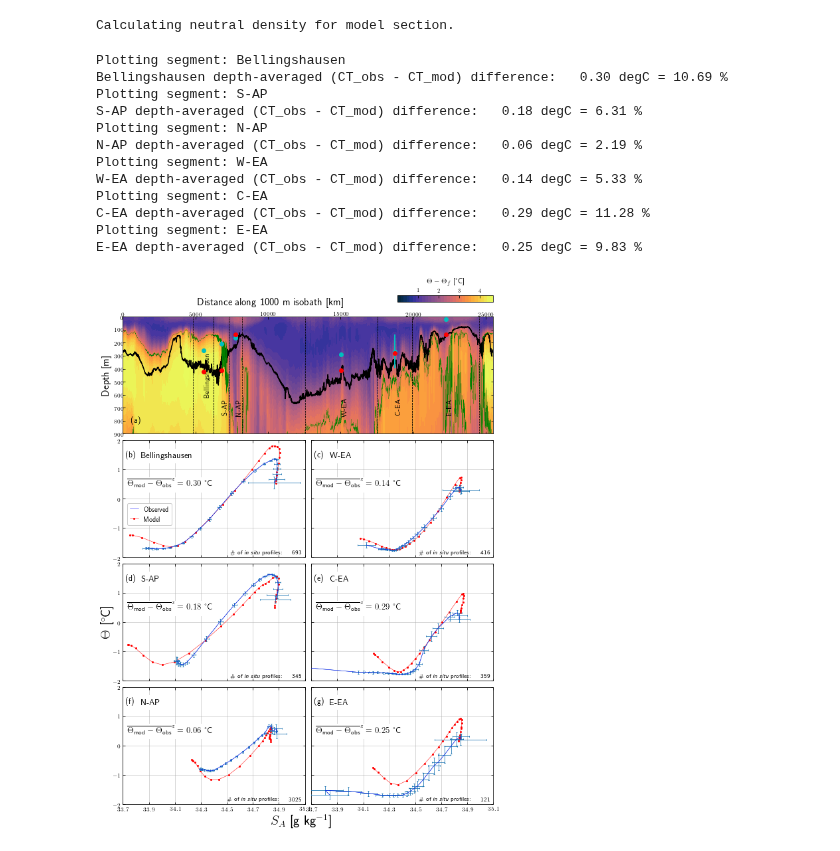
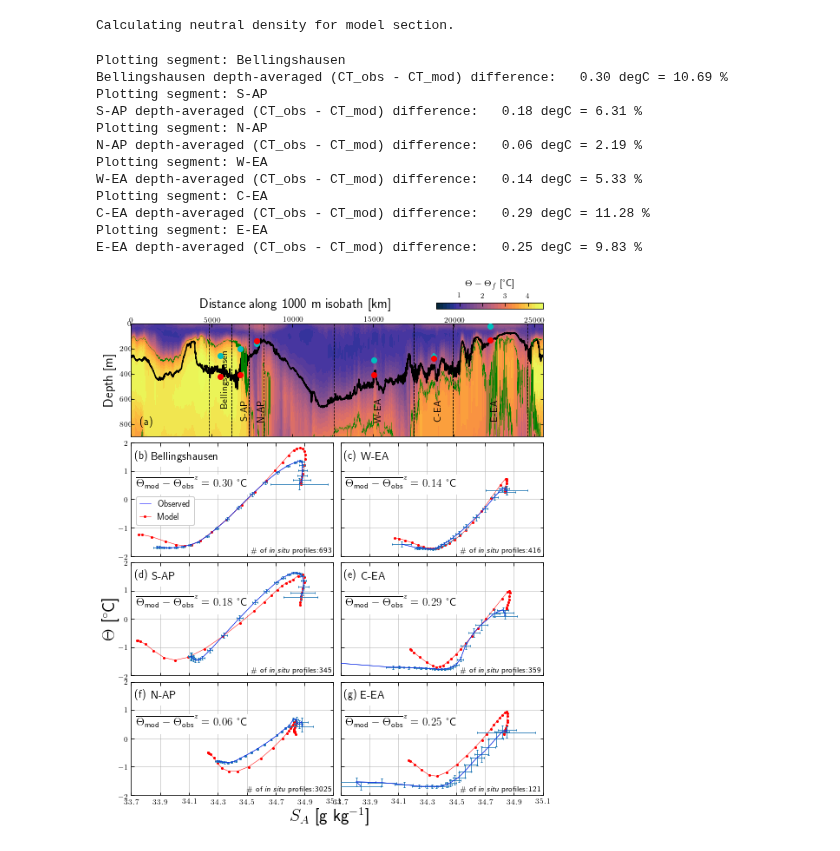
Before and after one commit to apaloczy/AntarcticaCircumpolarIntrusions, a Jupyter notebook: plot_figs/fig02/fig02.ipynb, the cells around one changed output. Saved outputs shown, nothing was run; the diff lists cells and outputs as text; code cells hidden in the pictures.

Commit message:
Clean up Figure 2 notebook.

```diff
--- a/plot_figs/fig02/fig02.ipynb
+++ b/plot_figs/fig02/fig02.ipynb
@@ -517,7 +519,8 @@ Calculating neutral density for model section.
 ##############
 ## Figure 2 ##
 ##############
-figsize = (10, 13.5) # (8.5, 10)
+
+figsize = (8.5, 10)#(10, 13.5) # (8.5, 10)
 subpltshp = (4, 2)
 isoCTCTf = [3.0]
 figname = 'fig2'
@@ -718,31 +721,31 @@ ax1.text(0.02, 0.1, r'(a)', fontsize=12, fontweight='bold', transform=ax1.transA
 ax2.text(xletter, yletter, r'(b)', fontsize=12, fontweight='bold', transform=ax2.transAxes)
 ax3.text(xletter, yletter, r'(c)', fontsize=12, fontweight='bold', transform=ax3.transAxes)
 ax4.text(xletter, yletter, r'(d)', fontsize=12, fontweight='bold', transform=ax4.transAxes)
 ax5.text(xletter, yletter, r'(e)', fontsize=12, fontweight='bold', transform=ax5.transAxes)
 ax6.text(xletter, yletter, r'(f)', fontsize=12, fontweight='bold', transform=ax6.transAxes)
 ax7.text(xletter, yletter, r'(g)', fontsize=12, fontweight='bold', transform=ax7.transAxes)
 ax7.set_xlabel(r'$S_A$ [g kg$^{-1}$]', fontsize=20, fontweight='black', x=-0.05)
 ax4.set_ylabel(r'$\Theta$ [$^\circ$C]', fontsize=20, fontweight='black', labelpad=-2, y=0.5)
 
 ax2.legend(loc=(0.025, 0.275), fontsize=10, frameon=True, framealpha=1, handlelength=1.25)
 fig.subplots_adjust(hspace=0.055, wspace=0.035)
 
 plt.draw()
 figname = figname + '.' + fmt
 savefig(figname, fmt=fmt, dpi=125)
 
 plt.show()
 # %% [output]
 Plotting segment: Bellingshausen
 Bellingshausen depth-averaged (CT_obs - CT_mod) difference:   0.30 degC = 10.69 %
 Plotting segment: S-AP
 S-AP depth-averaged (CT_obs - CT_mod) difference:   0.18 degC = 6.31 %
 Plotting segment: N-AP
 N-AP depth-averaged (CT_obs - CT_mod) difference:   0.06 degC = 2.19 %
 Plotting segment: W-EA
 W-EA depth-averaged (CT_obs - CT_mod) difference:   0.14 degC = 5.33 %
 Plotting segment: C-EA
 C-EA depth-averaged (CT_obs - CT_mod) difference:   0.29 degC = 11.28 %
 Plotting segment: E-EA
 E-EA depth-averaged (CT_obs - CT_mod) difference:   0.25 degC = 9.83 %
-[figure, old version]
+[figure, new version]
```
Also changed, not shown: parts of 1 cell of this notebook.
